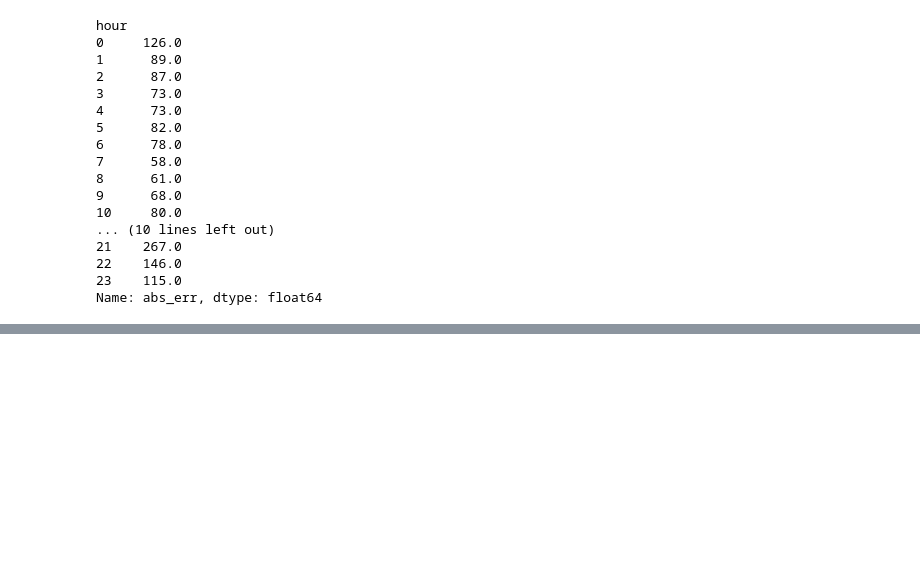
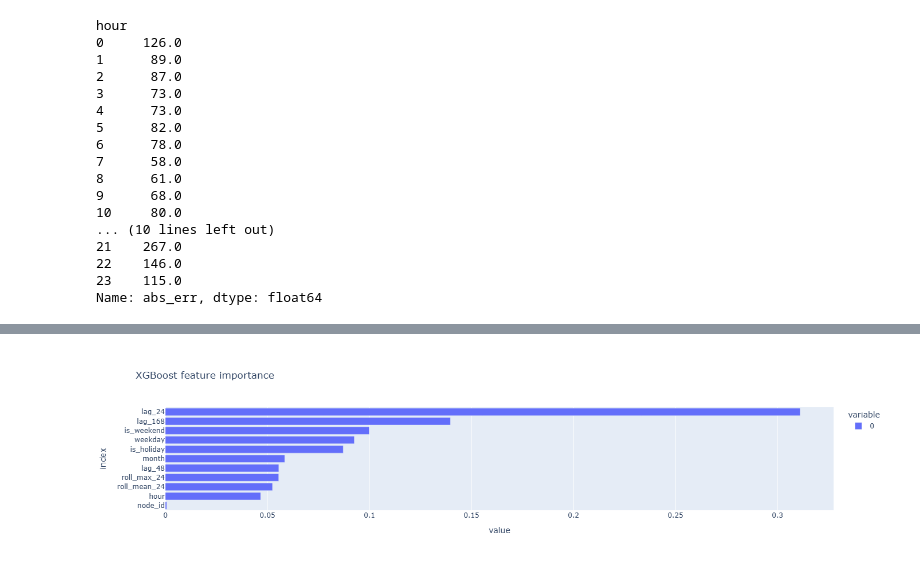
Before and after one commit to zyangarduno/CENACE-CHALLENGE, a Jupyter notebook: notebooks/03_modeling.ipynb, the cells around one changed output, grey strips where cells are left out. Saved outputs shown, nothing was run; the diff lists cells and outputs as text; code cells hidden in the pictures; blank space fills up the shorter version.

```diff
--- a/notebooks/03_modeling.ipynb
+++ b/notebooks/03_modeling.ipynb
@@ -467,0 +508,5 @@ Name: abs_err, dtype: float64
+# %%
+importance = pd.Series(xgb_mae.feature_importances_, index=X_COLS).sort_values()
+px.bar(importance, orientation="h", title="XGBoost feature importance")
+# %% [output]
+[figure, added]
```
Also changed, not shown: parts of 11 cells of this notebook.
